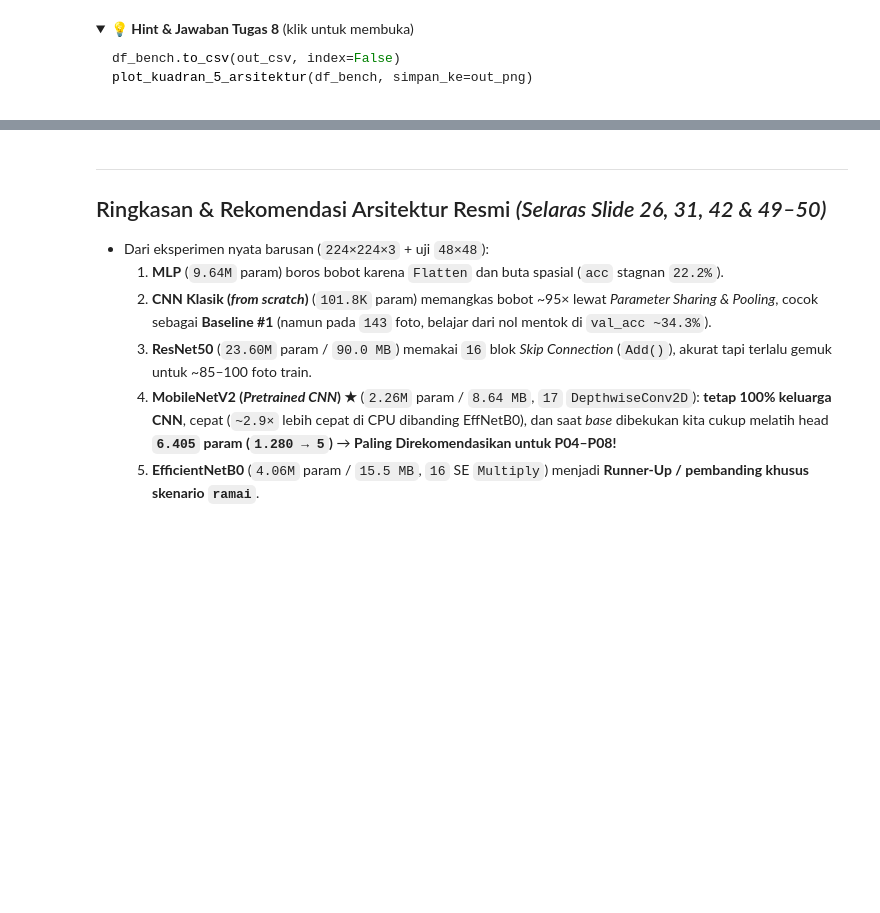
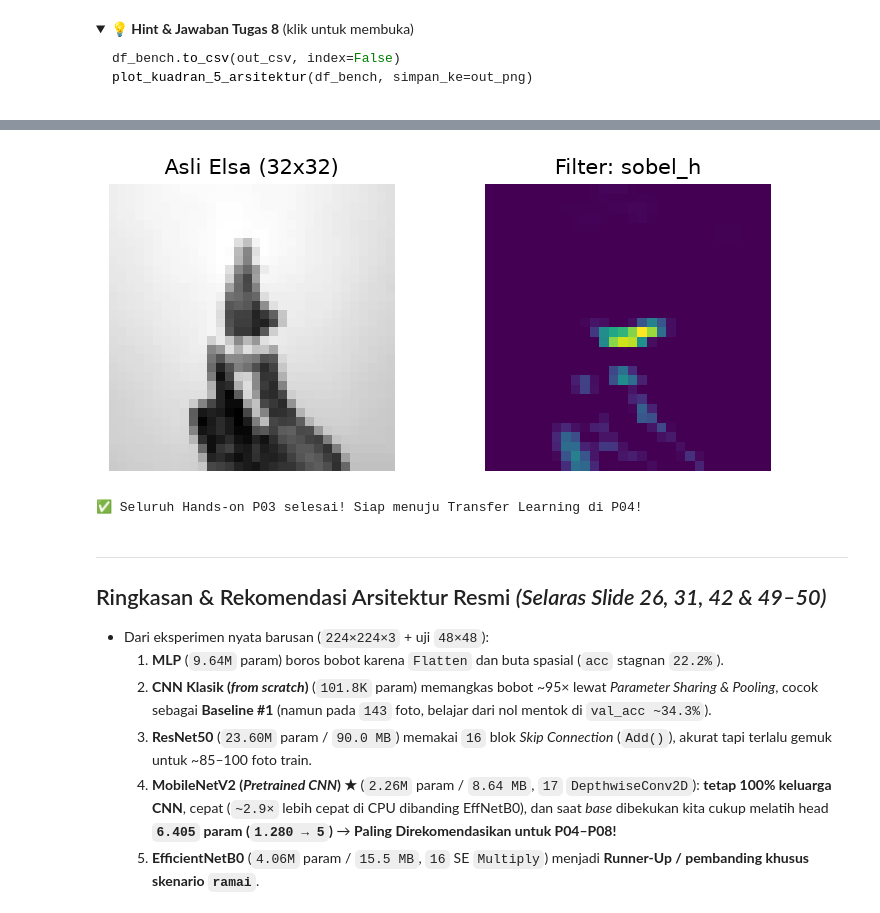
Before and after one commit to muhammadhaerul25/HaloTech-Private-DeepLearning, a Jupyter notebook: materials/P03/P03_arsitektur_neural_network.ipynb, the cells around one changed output, grey strips where cells are left out. Drawn from its saved outputs; the diff is of its cells as text; code cells hidden in the pictures; folded sections open; blank space fills up the shorter version.

Commit message:
Refine P03 visuals, MLP funnel & pixel-accurate simulators, presenter notes, and notebooks

```diff
--- a/materials/P03/P03_arsitektur_neural_network.ipynb
+++ b/materials/P03/P03_arsitektur_neural_network.ipynb
@@ -536,3 +552,23 @@ plot_kuadran_5_arsitektur(df_bench, simpan_ke=out_png)
+# %%
+# Ubah 1 nilai ini ("sobel_v", "sobel_h", atau "pertajam") lalu tekan Shift+Enter!
+FILTER_PILIHAN = "sobel_h"
+k_uji = {
+    "sobel_v":  np.array([[-1, 0, 1], [-2, 0, 2], [-1, 0, 1]], dtype=np.float32),
+    "sobel_h":  np.array([[-1, -2, -1], [0, 0, 0], [1, 2, 1]], dtype=np.float32),
+    "pertajam": np.array([[0, -1, 0], [-1, 5, -1], [0, -1, 0]], dtype=np.float32),
+}[FILTER_PILIHAN]
+c_uji = tf.keras.layers.Conv2D(1, 3, use_bias=False)
+_ = c_uji(elsa_32.reshape(1, 32, 32, 1))
+c_uji.set_weights([k_uji.reshape(3, 3, 1, 1)])
+fm_uji = tf.nn.relu(c_uji(elsa_32.reshape(1, 32, 32, 1)))
+fig, (ax1, ax2) = plt.subplots(1, 2, figsize=(6.2, 2.8), dpi=125)
+ax1.imshow(elsa_32, cmap="gray"); ax1.set_title("Asli Elsa (32x32)"); ax1.axis("off")
+ax2.imshow(fm_uji[0, :, :, 0], cmap="viridis"); ax2.set_title(f"Filter: {FILTER_PILIHAN}"); ax2.axis("off")
+plt.tight_layout(); plt.show()
+print("✅ Seluruh Hands-on P03 selesai! Siap menuju Transfer Learning di P04!")
+# %% [output]
+[figure, added]
+✅ Seluruh Hands-on P03 selesai! Siap menuju Transfer Learning di P04!
 # %% [markdown]
 ---
 ## Ringkasan & Rekomendasi Arsitektur Resmi *(Selaras Slide 26, 31, 42 & 49–50)*
```
Also changed, not shown: parts of 7 cells of this notebook, 11 other files.
